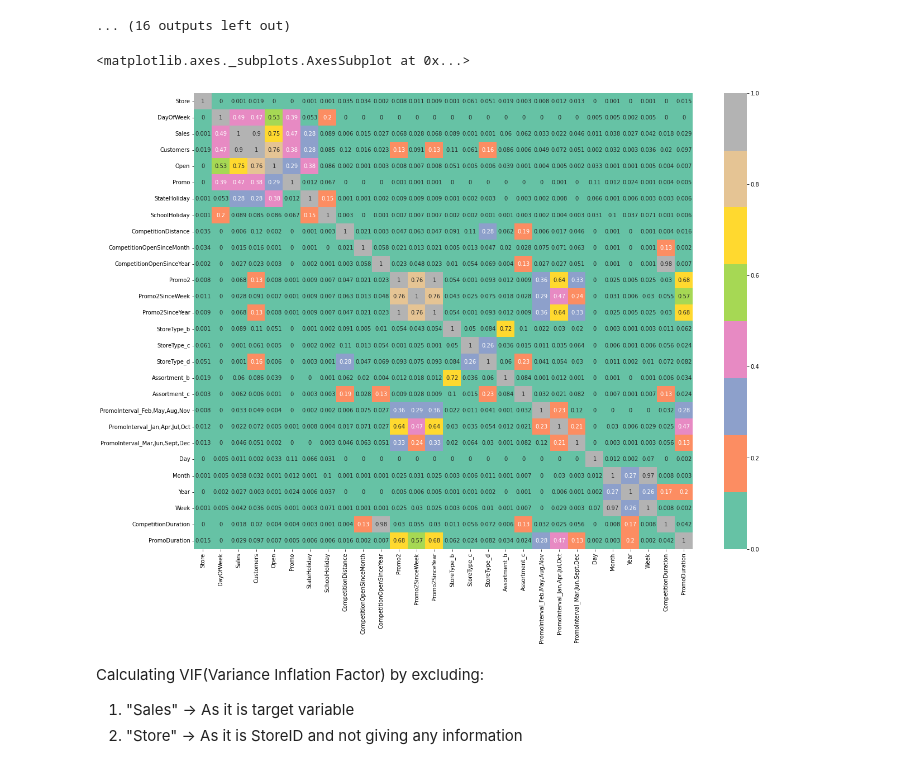
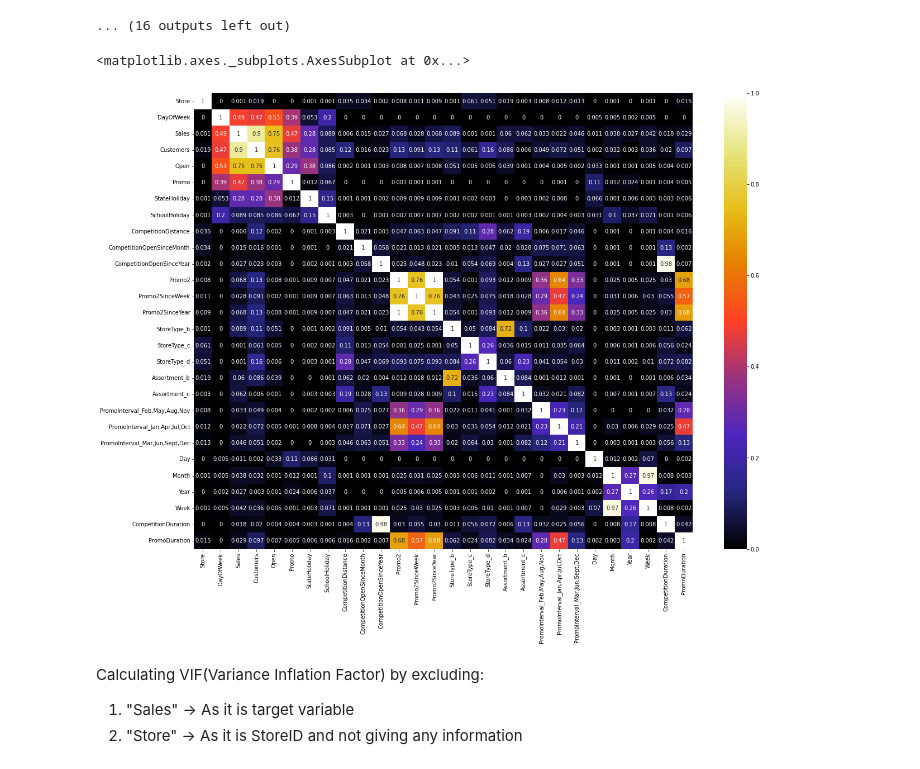
Before and after one commit to Shahrukh2016/Retail_Sales_Prediction, a Jupyter notebook: IndividualColab_RetailSalesPrediction.ipynb, the cells around one changed output. Cells and saved outputs as stored; diff of their text form; code cells hidden in the pictures.

```diff
--- a/IndividualColab_RetailSalesPrediction.ipynb
+++ b/IndividualColab_RetailSalesPrediction.ipynb
@@ -1573,10 +1573,10 @@ for col in df_new.describe().columns.tolist():
 # %%
 # Select your features wisely to avoid overfitting
 plt.figure(figsize=(20,15))
-sns.heatmap(abs(round(df_new.corr(),3)), annot=True, cmap=sns.color_palette("Set2"))
+sns.heatmap(abs(round(df_new.corr(),3)), annot=True, cmap=plt.cm.CMRmap)
 # %% [output]
 <matplotlib.axes._subplots.AxesSubplot at 0x...>
-[figure, old version]
+[figure, new version]
 # %%
 #Multicollinearity
 from statsmodels.stats.outliers_influence import variance_inflation_factor
```
Also changed, not shown: parts of 36 cells of this notebook.
